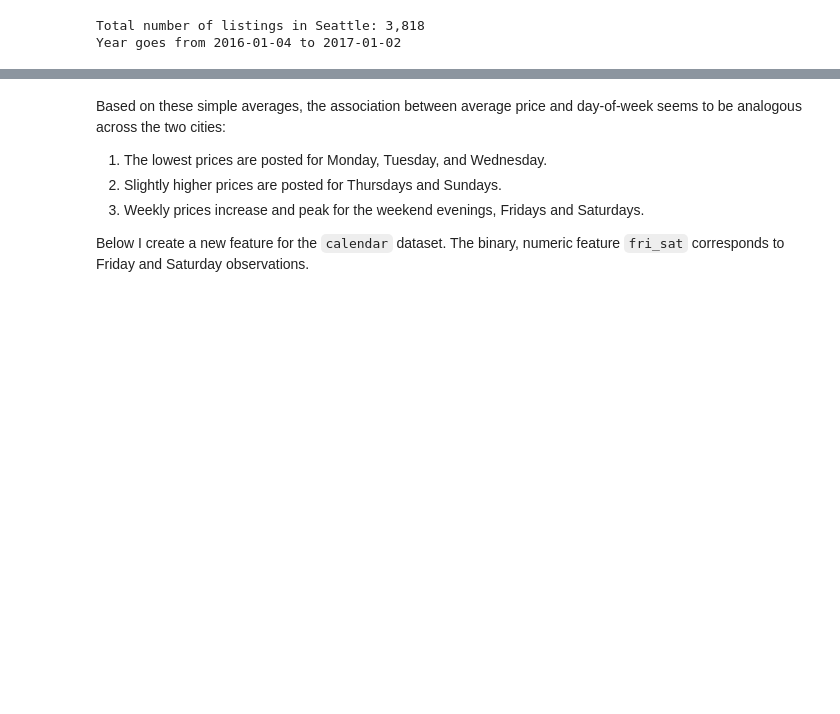
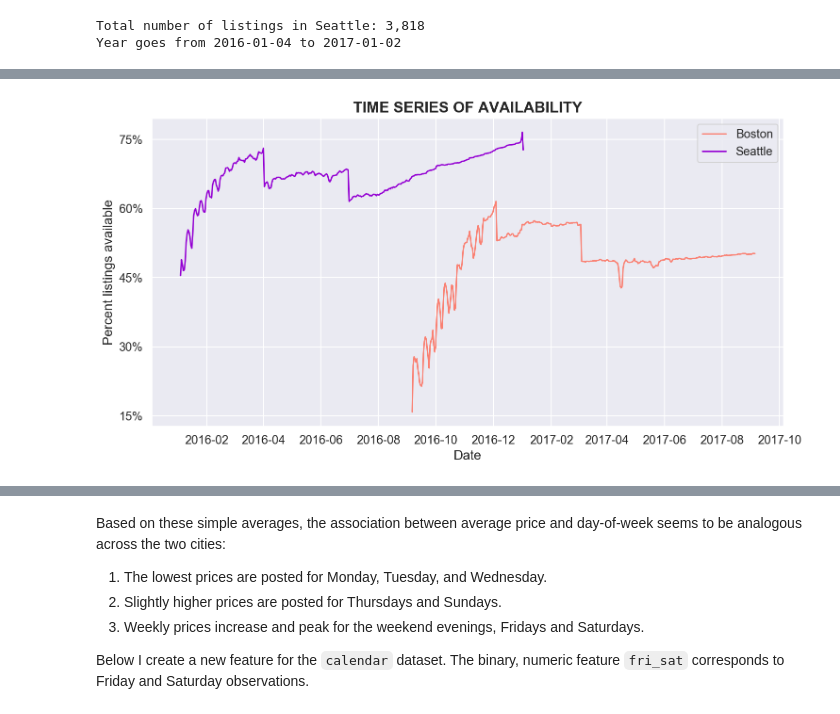
Before and after one commit to jclh/DS-nd-Airbnb, a Jupyter notebook: jcl-airbnb.ipynb, the cells around one changed output, grey strips where cells are left out. Cells and saved outputs as stored; diff of their text form; code cells hidden in the pictures; blank space fills up the shorter version.

```diff
--- a/jcl-airbnb.ipynb
+++ b/jcl-airbnb.ipynb
@@ -707,9 +710,9 @@ reviews_totals = dict()
 
 for city in data.keys():
     # Create a cumulative sum of reviews received by listing
-    reviews_count[city] = data[city]['reviews'].groupby(
-                            by=['listing_id', 'date_re'])['id'].count().groupby(
-                            level=[0]).cumsum()
+    reviews_count[city] = data[city]['reviews']\
+        .groupby(by=['listing_id','date_re'])['id']\
+        .count().groupby(level=[0]).cumsum()
 
     # Create vectors of total reviews by listing
     reviews_totals[city] = reviews_count[city].groupby(level=0).max()
@@ -720,7 +723,7 @@ Below I use the data in the `reviews` datasets to add the column 'total_reviews'
 eng_feat = 'total_reviews'
 # Loop over cities and create 'total_reviews'
 for city in data.keys():
-    data[city]['calendar'][eng_feat] = data[city]['calendar']['listing_id'].apply(
-        lambda x: reviews_totals[city].loc[x]
-        if x in reviews_count[city].index else 0)
+    data[city]['calendar'][eng_feat] = data[city]['calendar']['listing_id']\
+        .apply(lambda x: reviews_totals[city].loc[x]
+               if x in reviews_count[city].index else 0)
 # %% [markdown]
@@ -1056,0 +898,6 @@ Boston:
+# %%
+# Call function 'time_series_means()'
+utils.time_series_means(data, variable='availability', city='both',
+                        time_ax='datetime')
+# %% [output]
+[figure, added]
```
Also changed, not shown: parts of 112 cells of this notebook, 2 other files.
